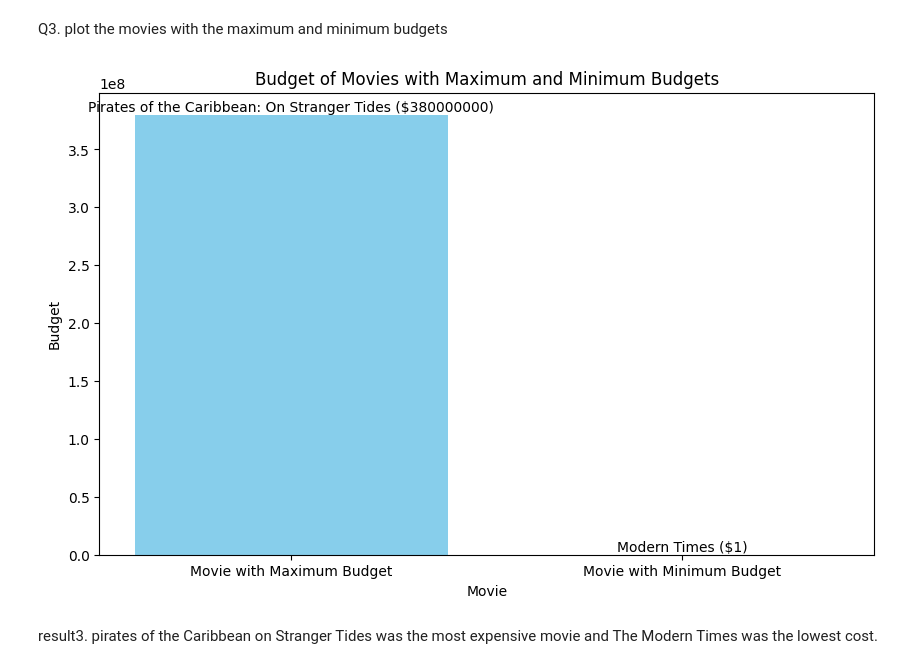
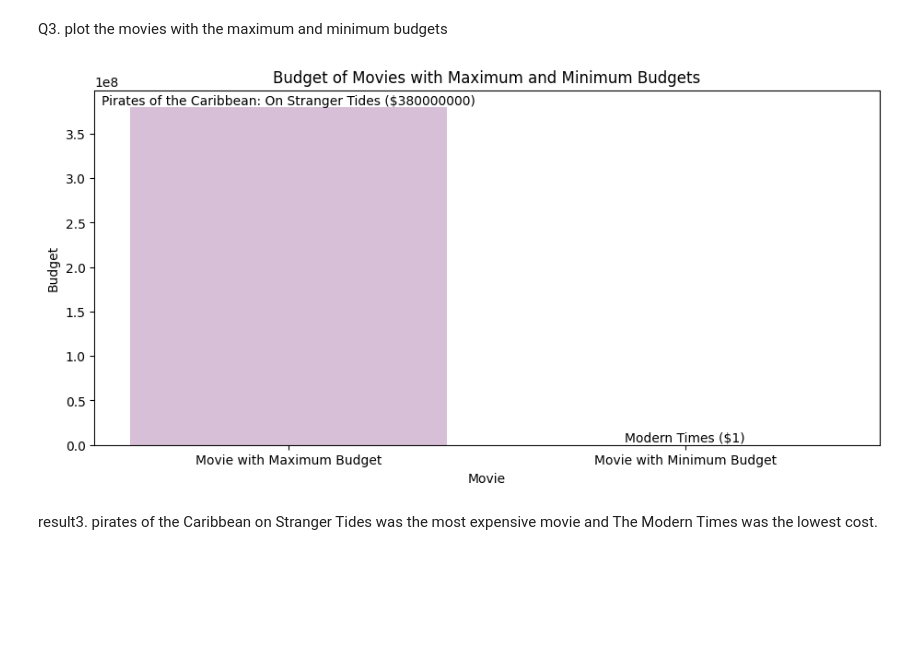
Before and after one commit to monirmo97/TMDB-Movie-Dataset-EDA-Modelling-and-Recommender-System, a Jupyter notebook: TMDB_Movie_Dataset_EDA_Modelling_and_Recommender_System.ipynb, the cells around one changed output. Saved outputs shown, nothing was run; the diff lists cells and outputs as text; code cells hidden in the pictures; blank space fills up the shorter version.

```diff
--- a/TMDB_Movie_Dataset_EDA_Modelling_and_Recommender_System.ipynb
+++ b/TMDB_Movie_Dataset_EDA_Modelling_and_Recommender_System.ipynb
@@ -271,21 +256,21 @@ Q3. plot the movies with the maximum and minimum budgets
 # %%
 # Find the movie with the minimum budget excluding 0
 min_budget_movie = df[df['budget'] > 0].loc[df[df['budget'] > 0]['budget'].idxmin()]
 max_budget_movie = df.loc[df['budget'].idxmax()]
 # Create a bar plot
-plt.figure(figsize=(10, 6))
-plt.bar(['Movie with Maximum Budget', 'Movie with Minimum Budget'], [max_budget_movie['budget'], min_budget_movie['budget']], color=['skyblue', 'red'])
+plt.figure(figsize=(11, 5))
+plt.bar(['Movie with Maximum Budget', 'Movie with Minimum Budget'], [max_budget_movie['budget'], min_budget_movie['budget']], color=['thistle', 'red'])
 plt.xlabel('Movie')
 plt.ylabel('Budget')
 plt.title('Budget of Movies with Maximum and Minimum Budgets')
 
 # Add annotations for movie names and budgets
 plt.text(0, max_budget_movie['budget'], f"{max_budget_movie['original_title']} (${max_budget_movie['budget']})", ha='center', va='bottom')
 plt.text(1, min_budget_movie['budget'], f"{min_budget_movie['original_title']} (${min_budget_movie['budget']})", ha='center', va='bottom')
 
 plt.show()
 # %% [output]
-[figure, old version]
+[figure, new version]
 # %% [markdown]
 result3. pirates of the Caribbean on Stranger Tides was the most expensive movie and The Modern Times was the lowest cost.
 # %% [markdown]
```
Also changed, not shown: parts of 76 cells of this notebook.
